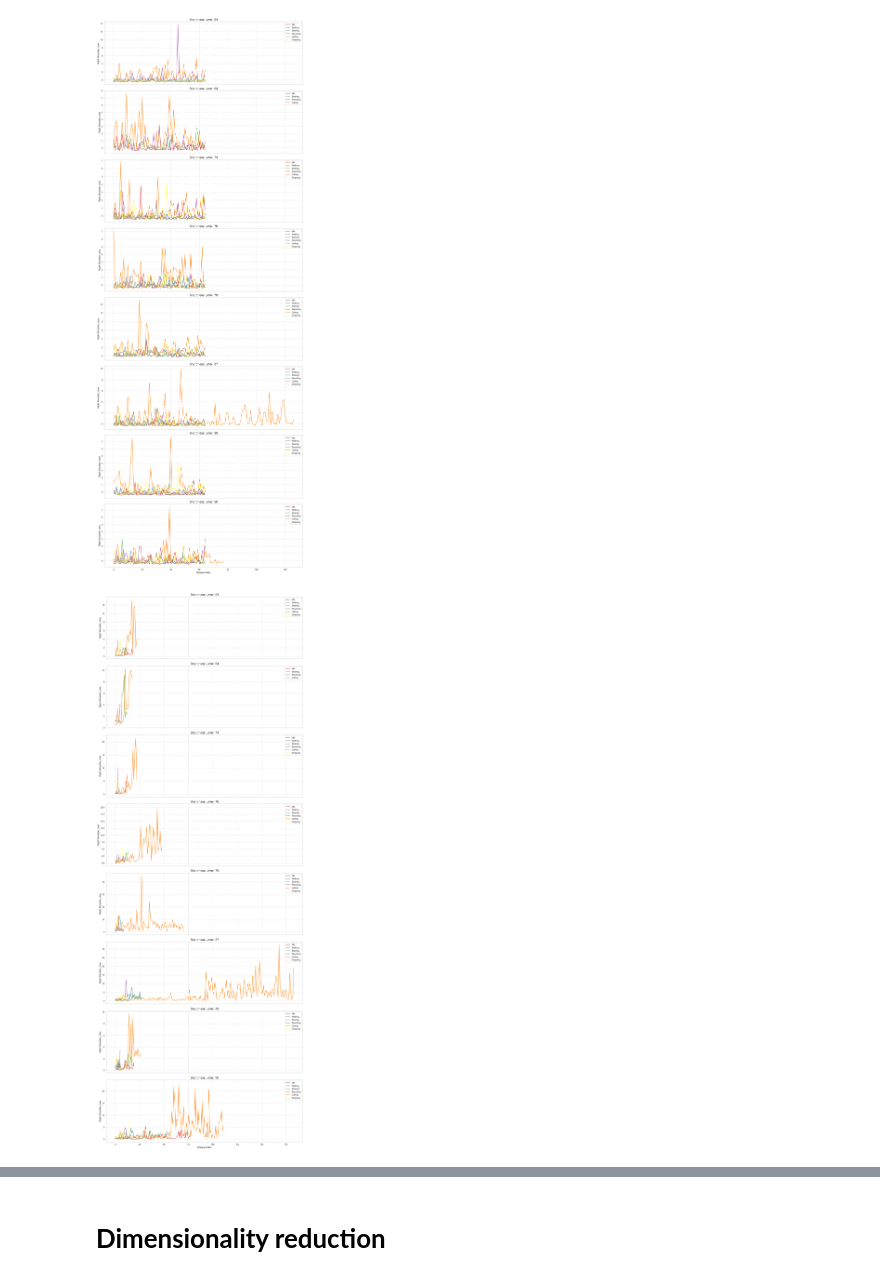
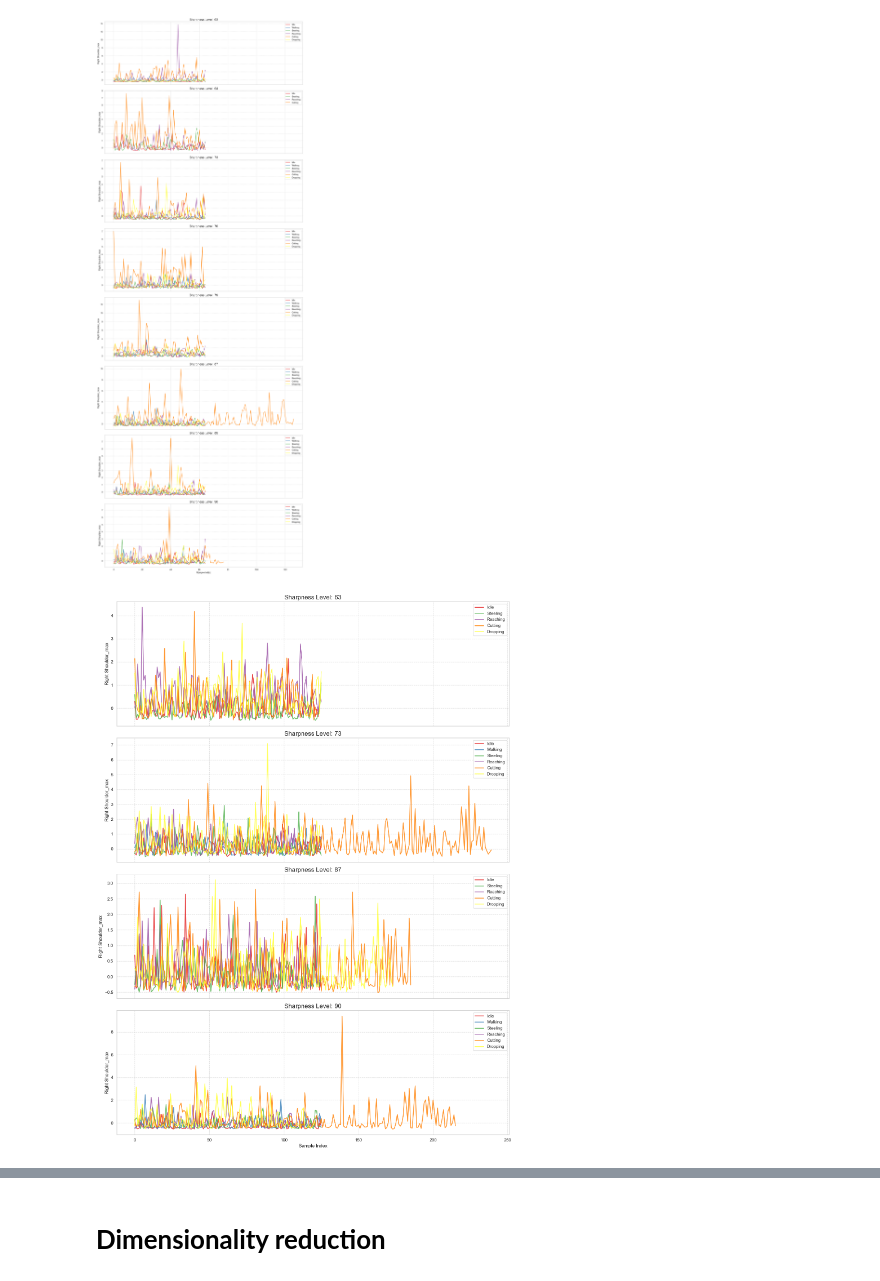
Before and after one commit to hengrvisal/knife_sharpness, a Jupyter notebook: Better data analysis.ipynb, the cells around one changed output, grey strips where cells are left out. Drawn from its saved outputs; the diff is of its cells as text; code cells hidden in the pictures.

```diff
--- a/Better data analysis.ipynb
+++ b/Better data analysis.ipynb
@@ -222,0 +241,4 @@ df.shape
+# %%
+slicing_df.dropna(inplace=True)
+# %%
+slicing_df['Label'] = slicing_df['Label'].round().astype(int)
@@ -310,0 +323,2 @@ Now balanced_df columns: Index(['L3_mean', 'L3_std', 'L3_min', 'L3_max', 'L3_AUC
+# %%
+slicing_df_resampled, slicing_df_target, slicing_val_df, slicing_test_df = oversample_data(slicing_df)
@@ -310,0 +352,7 @@ Now balanced_df columns: Index(['L3_mean', 'L3_std', 'L3_min', 'L3_max', 'L3_AUC
+# %%
+# 10) Also extract and re‑attach the sharpness levels
+sharpness_resampled = np.array([int(lbl.split('_')[1]) for lbl in slicing_df_target])
+slicing_df_resampled['sharpness'] = sharpness_resampled
+
+print("Now balanced_df columns:", slicing_df_resampled.columns)
+# You should see 'sharpness' in there.
@@ -479,9 +543,9 @@ create_facet_plots(
 [figure]
 # %%
 create_facet_plots(
-    df,
+    slicing_df_resampled,
     value_column='Right Shoulder_max',
     downsample_factor=150
 )
 # %% [output]
-[figure, old version]
+[figure, new version]
```
Also changed, not shown: parts of 36 cells of this notebook.
